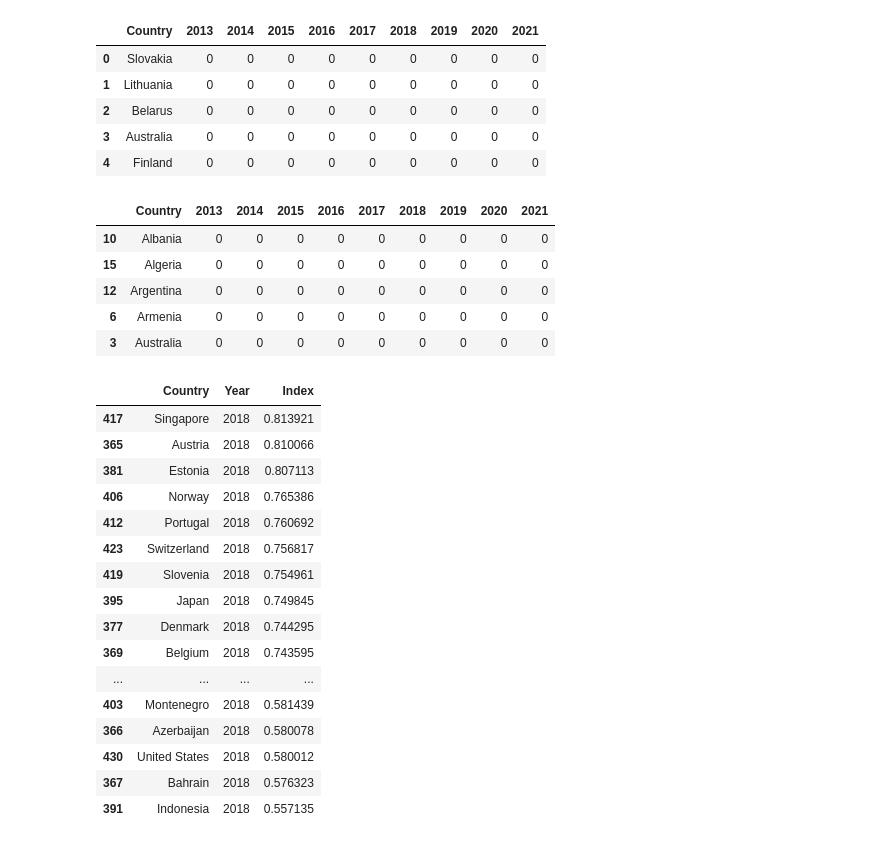
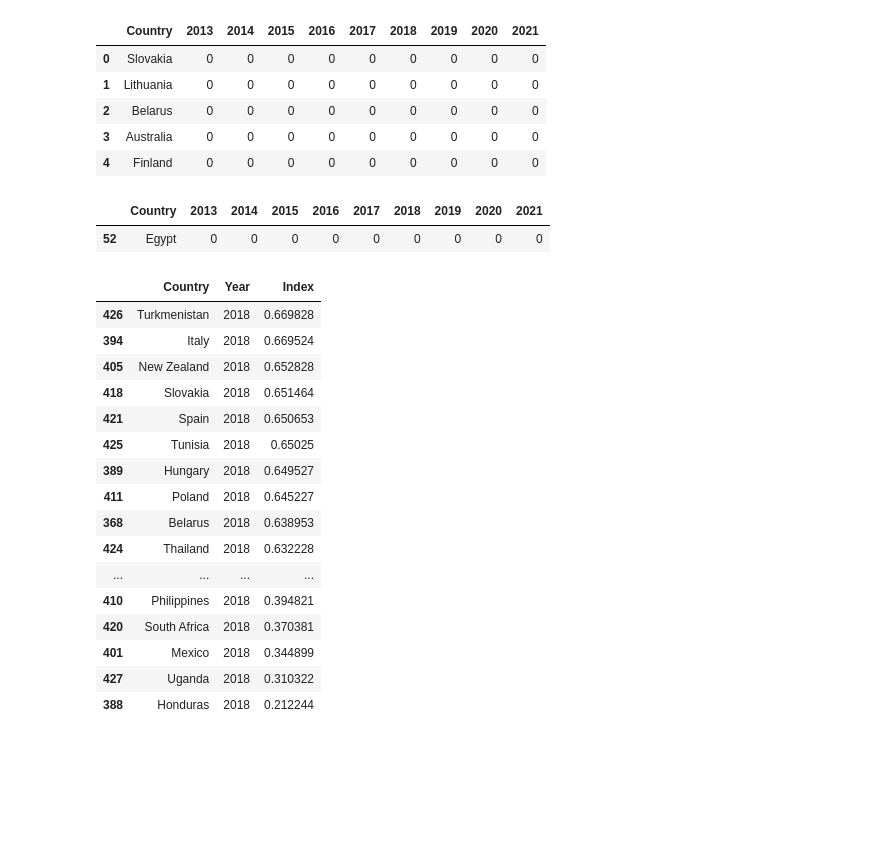
Before and after one commit to IftikharIfti/Global-Safety-and-Stability-Analytics, a Jupyter notebook: Index Combination/Global Safety and Stability Index.ipynb, the cells around one changed output. Saved outputs shown, nothing was run; the diff lists cells and outputs as text; code cells hidden in the pictures; blank space fills up the shorter version.

```diff
--- a/Index Combination/Global Safety and Stability Index.ipynb
+++ b/Index Combination/Global Safety and Stability Index.ipynb
@@ -82,14 +82,10 @@ new_df.head()
 # %%
 new_df.sort_values(by=["Country"],inplace=True)
 # %%
-new_df.head()
+new_df[new_df['Country']=="Egypt"]
 # %% [output]
 |  | Country | 2013 | 2014 | 2015 | 2016 | 2017 | 2018 | 2019 | 2020 | 2021 |
-| 10 | Albania | 0 | 0 | 0 | 0 | 0 | 0 | 0 | 0 | 0 |
-| 15 | Algeria | 0 | 0 | 0 | 0 | 0 | 0 | 0 | 0 | 0 |
-| 12 | Argentina | 0 | 0 | 0 | 0 | 0 | 0 | 0 | 0 | 0 |
-| 6 | Armenia | 0 | 0 | 0 | 0 | 0 | 0 | 0 | 0 | 0 |
-| 3 | Australia | 0 | 0 | 0 | 0 | 0 | 0 | 0 | 0 | 0 |
+| 52 | Egypt | 0 | 0 | 0 | 0 | 0 | 0 | 0 | 0 | 0 |
 # %%
 # Modify the dataframes
 def normalize_dataframe(df, start_year, end_year, common_countries):
@@ -155,25 +151,25 @@ pivoted_df = new_df.melt(id_vars=["Country"], var_name="Year", value_name="Index
 # Step 2: Ensure the 'Year' column is treated as numeric for sorting (optional)
 pivoted_df["Year"] = pd.to_numeric(pivoted_df["Year"])
 # %%
-pivoted_df[pivoted_df['Year']==2018].sort_values(by=['Index'],ascending=False).head(50)
+pivoted_df[pivoted_df['Year']==2018].sort_values(by=['Index'],ascending=False).tail(50)
 # %% [output]
 |  | Country | Year | Index |
-| 417 | Singapore | 2018 | 0.813921 |
-| 365 | Austria | 2018 | 0.810066 |
-| 381 | Estonia | 2018 | 0.807113 |
-| 406 | Norway | 2018 | 0.765386 |
-| 412 | Portugal | 2018 | 0.760692 |
-| 423 | Switzerland | 2018 | 0.756817 |
-| 419 | Slovenia | 2018 | 0.754961 |
-| 395 | Japan | 2018 | 0.749845 |
-| 377 | Denmark | 2018 | 0.744295 |
-| 369 | Belgium | 2018 | 0.743595 |
+| 426 | Turkmenistan | 2018 | 0.669828 |
+| 394 | Italy | 2018 | 0.669524 |
+| 405 | New Zealand | 2018 | 0.652828 |
+| 418 | Slovakia | 2018 | 0.651464 |
+| 421 | Spain | 2018 | 0.650653 |
+| 425 | Tunisia | 2018 | 0.65025 |
+| 389 | Hungary | 2018 | 0.649527 |
+| 411 | Poland | 2018 | 0.645227 |
+| 368 | Belarus | 2018 | 0.638953 |
+| 424 | Thailand | 2018 | 0.632228 |
 | ... | ... | ... | ... |
-| 403 | Montenegro | 2018 | 0.581439 |
-| 366 | Azerbaijan | 2018 | 0.580078 |
-| 430 | United States | 2018 | 0.580012 |
-| 367 | Bahrain | 2018 | 0.576323 |
-| 391 | Indonesia | 2018 | 0.557135 |
+| 410 | Philippines | 2018 | 0.394821 |
+| 420 | South Africa | 2018 | 0.370381 |
+| 401 | Mexico | 2018 | 0.344899 |
+| 427 | Uganda | 2018 | 0.310322 |
+| 388 | Honduras | 2018 | 0.212244 |
 # %%
 new_df.to_csv('Global Safety and Stability Index.csv',index=False)
 # %%
```
Also changed, not shown: parts of 15 cells of this notebook, 7 other files.
